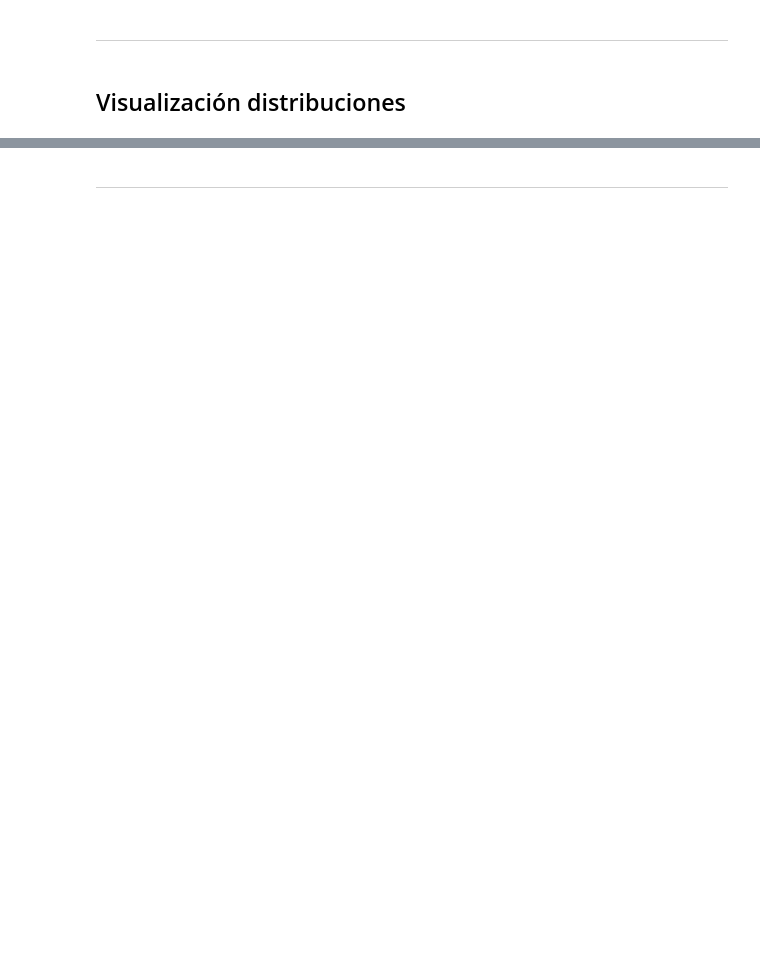
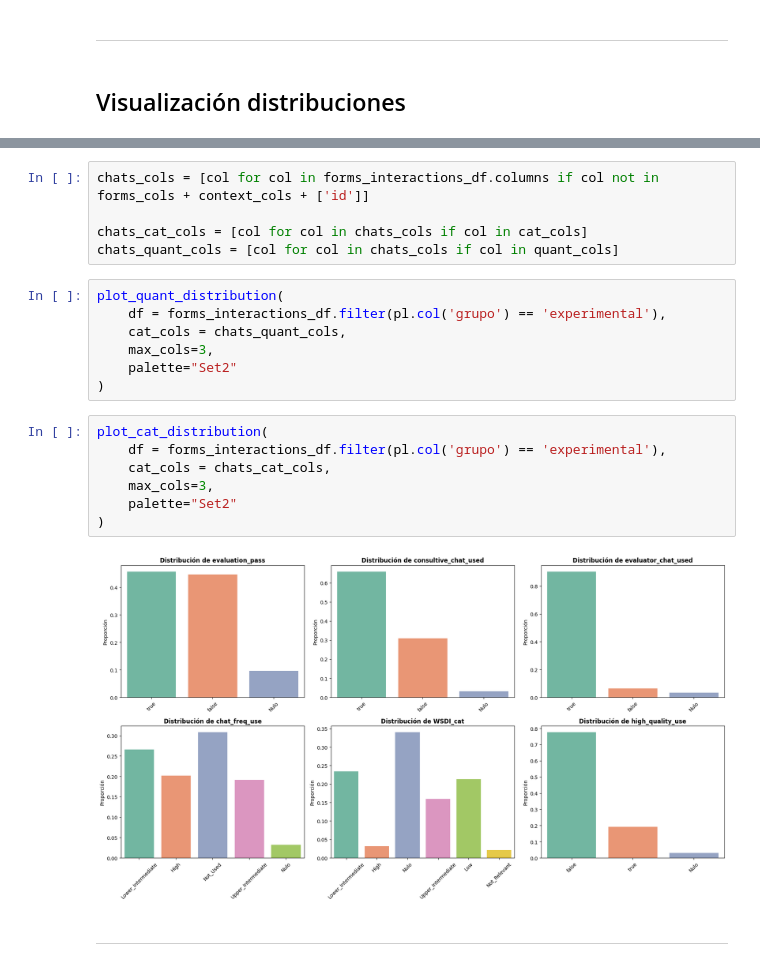
Before and after one commit to IBiDat/va-educational-impact, a Jupyter notebook: src/notebooks/educational_impact/educational_impact_analysis.ipynb, the cells around one changed output, grey strips where cells are left out. Drawn from its saved outputs; the diff is of its cells as text; blank space fills up the shorter version.

```diff
--- a/src/notebooks/educational_impact/educational_impact_analysis.ipynb
+++ b/src/notebooks/educational_impact/educational_impact_analysis.ipynb
@@ -237,2 +361,23 @@ IndexError: index 4 is out of bounds for axis 1 with size 4
+# %%
+chats_cols = [col for col in forms_interactions_df.columns if col not in forms_cols + context_cols + ['id']]
+
+chats_cat_cols = [col for col in chats_cols if col in cat_cols]
+chats_quant_cols = [col for col in chats_cols if col in quant_cols]
+# %%
+plot_quant_distribution(
+    df = forms_interactions_df.filter(pl.col('grupo') == 'experimental'),
+    cat_cols = chats_quant_cols,
+    max_cols=3,
+    palette="Set2"
+)
+# %%
+plot_cat_distribution(
+    df = forms_interactions_df.filter(pl.col('grupo') == 'experimental'),
+    cat_cols = chats_cat_cols,
+    max_cols=3,
+    palette="Set2"
+)
+# %% [output]
+[figure, added]
 # %% [markdown]
 ---
```
Also changed, not shown: parts of 27 cells of this notebook, 1 other file.
